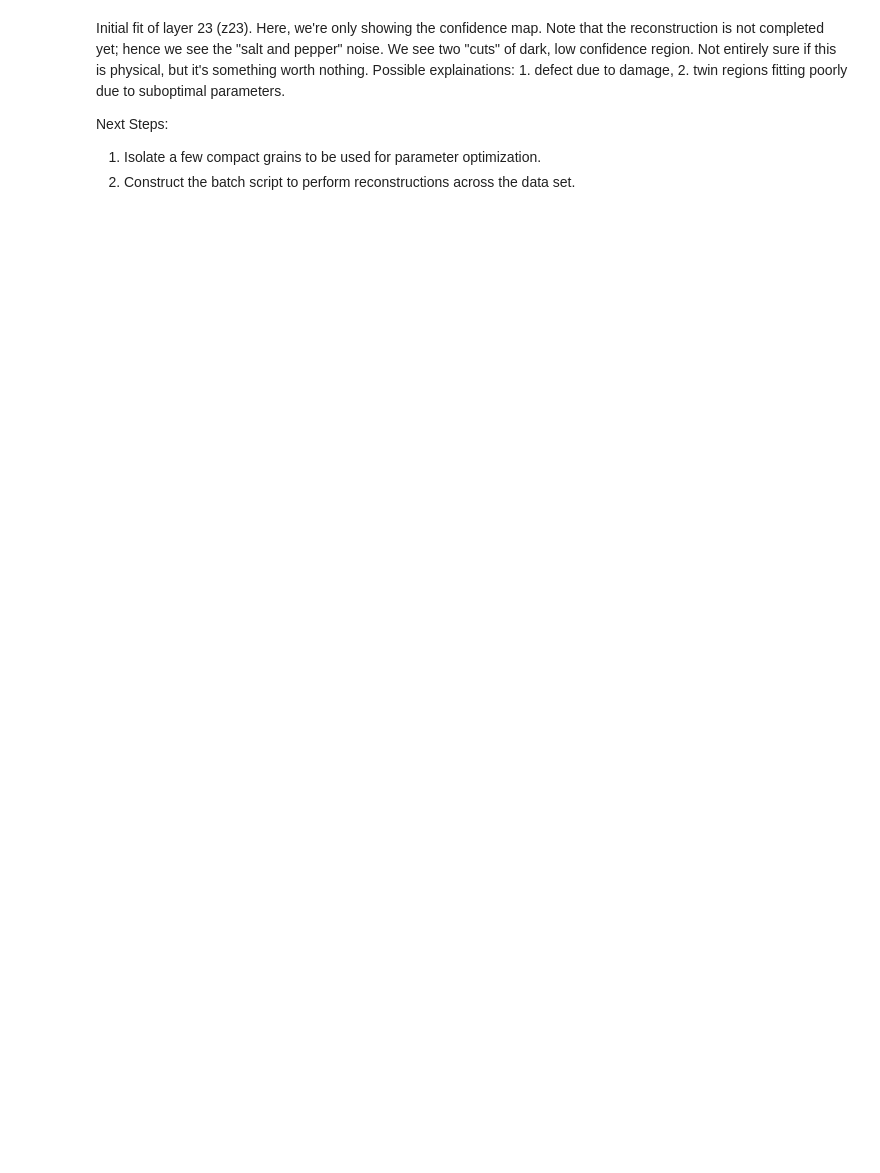
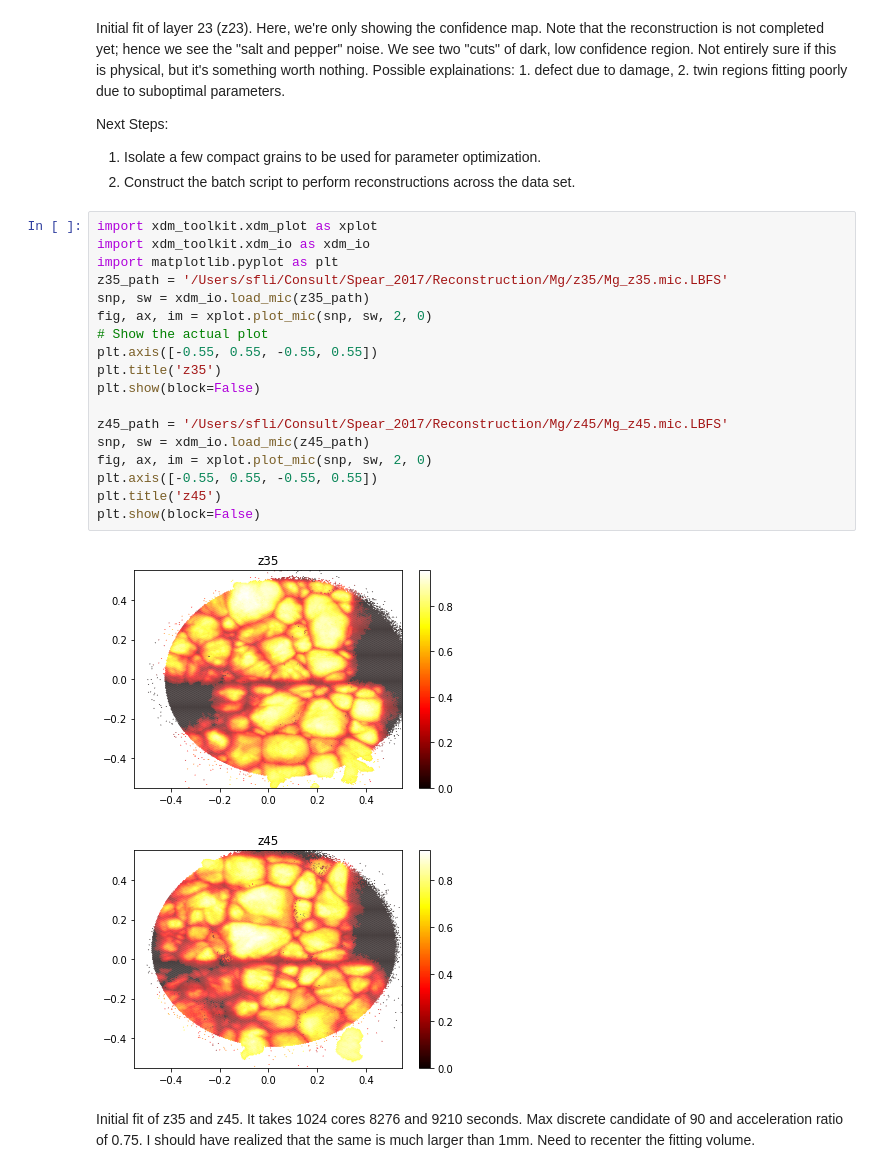
Before and after one commit to FrankieLi/Notebooks, a Jupyter notebook: Jake/pynotebook/Reduced Data Check.ipynb, the cells around one changed output. Drawn from its saved outputs; the diff is of its cells as text; blank space fills up the shorter version.

```diff
--- a/Jake/pynotebook/Reduced Data Check.ipynb
+++ b/Jake/pynotebook/Reduced Data Check.ipynb
@@ -84,3 +84,26 @@ Next Steps:
 
 1. Isolate a few compact grains to be used for parameter optimization.
 2. Construct the batch script to perform reconstructions across the data set.
+# %%
+import xdm_toolkit.xdm_plot as xplot
+import xdm_toolkit.xdm_io as xdm_io
+import matplotlib.pyplot as plt
+z35_path = '/Users/sfli/Consult/Spear_2017/Reconstruction/Mg/z35/Mg_z35.mic.LBFS'
+snp, sw = xdm_io.load_mic(z35_path)
+fig, ax, im = xplot.plot_mic(snp, sw, 2, 0)
+# Show the actual plot
+plt.axis([-0.55, 0.55, -0.55, 0.55])
+plt.title('z35')
+plt.show(block=False)
+
+z45_path = '/Users/sfli/Consult/Spear_2017/Reconstruction/Mg/z45/Mg_z45.mic.LBFS'
+snp, sw = xdm_io.load_mic(z45_path)
+fig, ax, im = xplot.plot_mic(snp, sw, 2, 0)
+plt.axis([-0.55, 0.55, -0.55, 0.55])
+plt.title('z45')
+plt.show(block=False)
+# %% [output]
+[figure, added]
+[figure, added]
+# %% [markdown]
+Initial fit of z35 and z45. It takes 1024 cores 8276 and 9210 seconds. Max discrete candidate of 90 and acceleration ratio of 0.75. I should have realized that the same is much larger than 1mm. Need to recenter the fitting volume.
```
Also changed, not shown: parts of 2 cells of this notebook.
